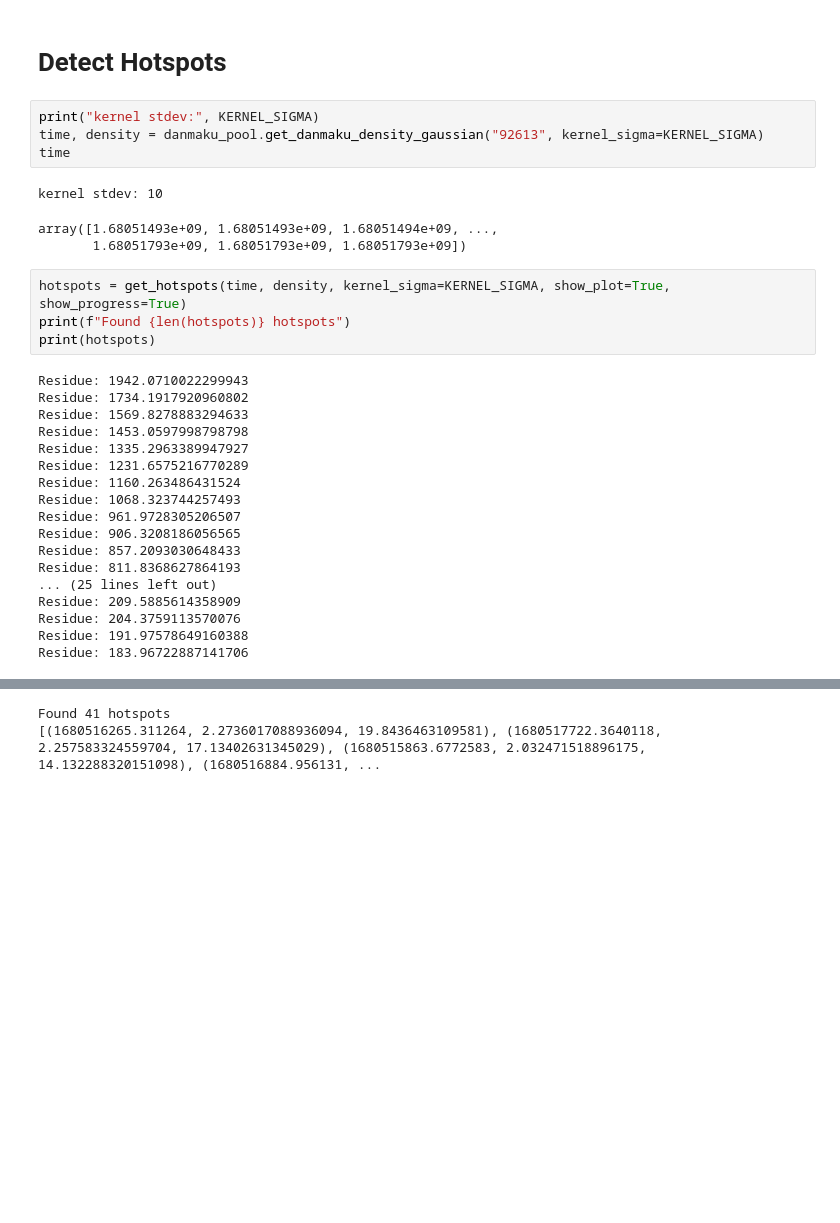
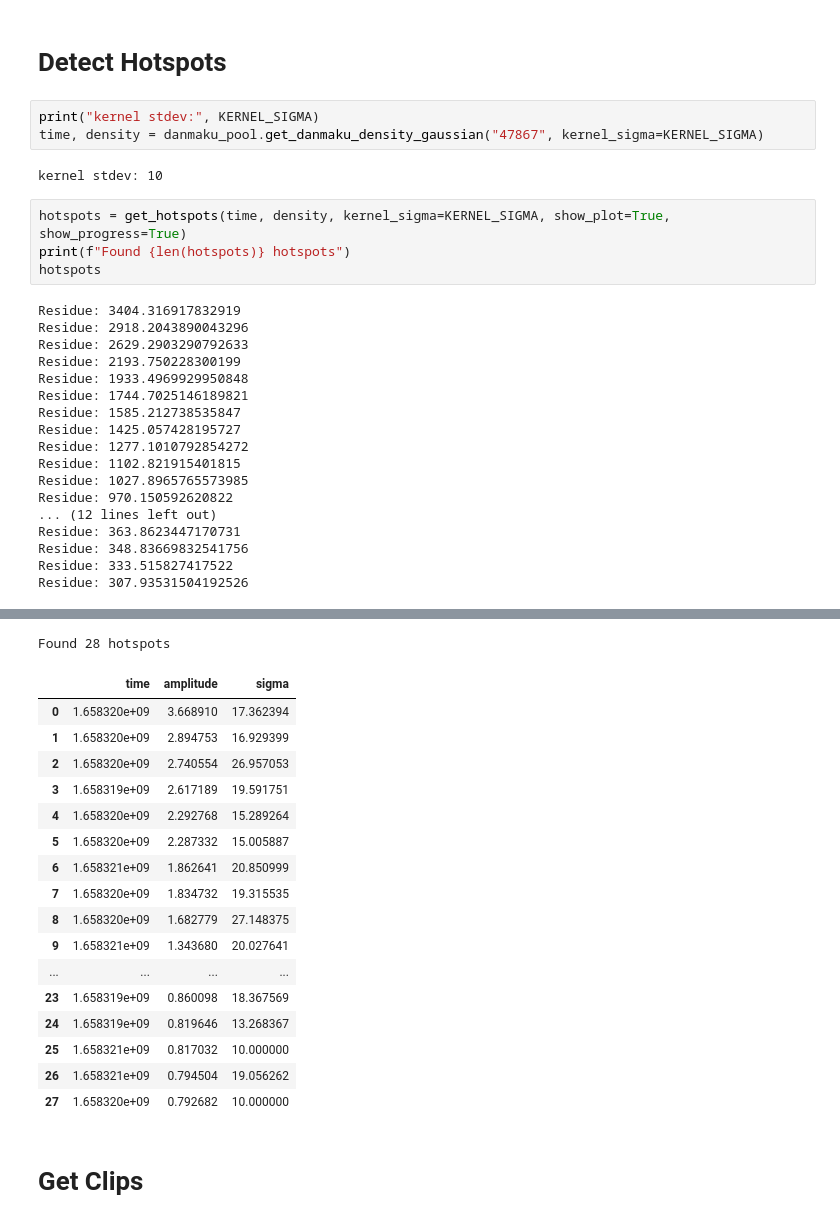
Before and after one commit to y1guo/hotspot-clip, a Jupyter notebook: src/test.ipynb, the cells around one changed output, grey strips where cells are left out. Cells and saved outputs as stored; diff of their text form; blank space fills up the shorter version.

```diff
--- a/src/test.ipynb
+++ b/src/test.ipynb
@@ -118,34 +122,49 @@ Room ID: 47867
 # Detect Hotspots
 # %%
 print("kernel stdev:", KERNEL_SIGMA)
-time, density = danmaku_pool.get_danmaku_density_gaussian("92613", kernel_sigma=KERNEL_SIGMA)
-time
+time, density = danmaku_pool.get_danmaku_density_gaussian("47867", kernel_sigma=KERNEL_SIGMA)
 # %% [output]
 kernel stdev: 10
-array([1.68051493e+09, 1.68051493e+09, 1.68051494e+09, ...,
-       1.68051793e+09, 1.68051793e+09, 1.68051793e+09])
 # %%
 hotspots = get_hotspots(time, density, kernel_sigma=KERNEL_SIGMA, show_plot=True, show_progress=True)
 print(f"Found {len(hotspots)} hotspots")
-print(hotspots)
+hotspots
 # %% [output]
-Residue: 1942.0710022299943
-Residue: 1734.1917920960802
-Residue: 1569.8278883294633
-Residue: 1453.0597998798798
-Residue: 1335.2963389947927
-Residue: 1231.6575216770289
-Residue: 1160.263486431524
-Residue: 1068.323744257493
-Residue: 961.9728305206507
-Residue: 906.3208186056565
-Residue: 857.2093030648433
-Residue: 811.8368627864193
-... (25 lines left out)
-Residue: 209.5885614358909
-Residue: 204.3759113570076
-Residue: 191.97578649160388
-Residue: 183.96722887141706
+Residue: 3404.316917832919
+Residue: 2918.2043890043296
+Residue: 2629.2903290792633
+Residue: 2193.750228300199
+Residue: 1933.4969929950848
+Residue: 1744.7025146189821
+Residue: 1585.212738535847
+Residue: 1425.057428195727
+Residue: 1277.1010792854272
+Residue: 1102.821915401815
+Residue: 1027.8965765573985
+Residue: 970.150592620822
+... (12 lines left out)
+Residue: 363.8623447170731
+Residue: 348.83669832541756
+Residue: 333.515827417522
+Residue: 307.93531504192526
 [interactive output not drawn]
-Found 41 hotspots
-[(1680516265.311264, 2.2736017088936094, 19.8436463109581), (1680517722.3640118, 2.257583324559704, 17.13402631345029), (1680515863.6772583, 2.032471518896175, 14.132288320151098), (1680516884.956131, ...
+Found 28 hotspots
+|  | time | amplitude | sigma |
+| 0 | 1.658320e+09 | 3.668910 | 17.362394 |
+| 1 | 1.658320e+09 | 2.894753 | 16.929399 |
+| 2 | 1.658320e+09 | 2.740554 | 26.957053 |
+| 3 | 1.658319e+09 | 2.617189 | 19.591751 |
+| 4 | 1.658320e+09 | 2.292768 | 15.289264 |
+| 5 | 1.658320e+09 | 2.287332 | 15.005887 |
+| 6 | 1.658321e+09 | 1.862641 | 20.850999 |
+| 7 | 1.658320e+09 | 1.834732 | 19.315535 |
+| 8 | 1.658320e+09 | 1.682779 | 27.148375 |
+| 9 | 1.658321e+09 | 1.343680 | 20.027641 |
+| ... | ... | ... | ... |
+| 23 | 1.658319e+09 | 0.860098 | 18.367569 |
+| 24 | 1.658319e+09 | 0.819646 | 13.268367 |
+| 25 | 1.658321e+09 | 0.817032 | 10.000000 |
+| 26 | 1.658321e+09 | 0.794504 | 19.056262 |
+| 27 | 1.658320e+09 | 0.792682 | 10.000000 |
+# %% [markdown]
+# Get Clips
```
Also changed, not shown: parts of 7 cells of this notebook, 1 other file.
